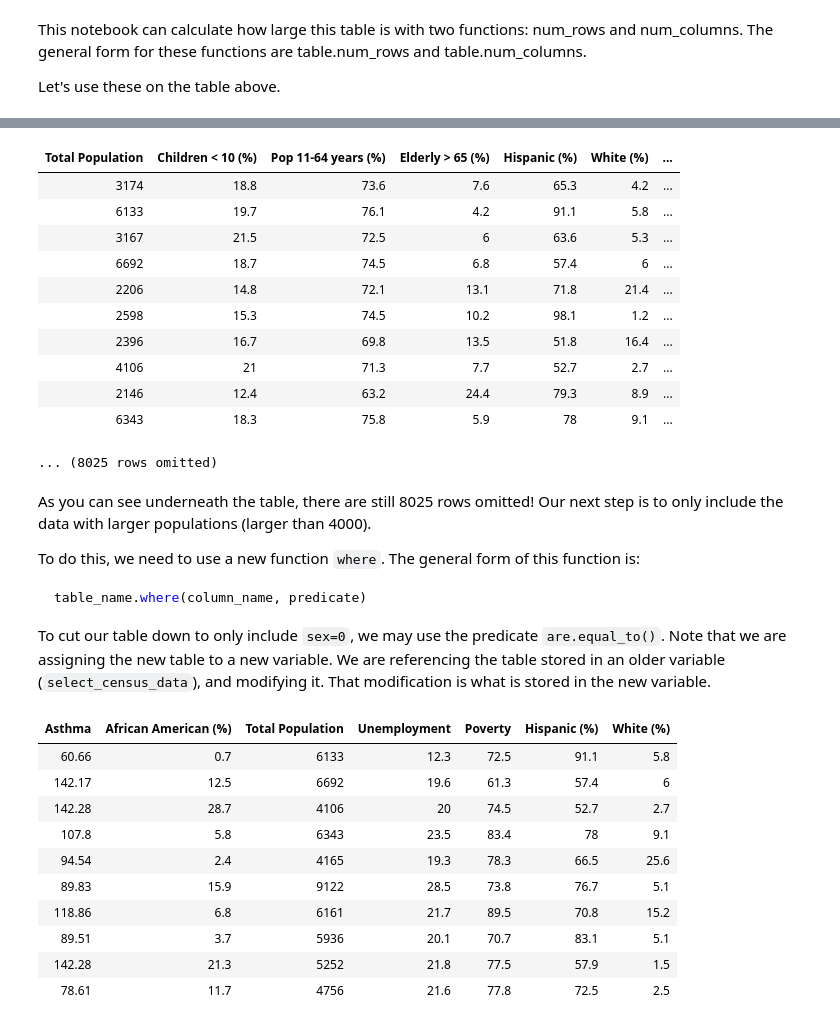
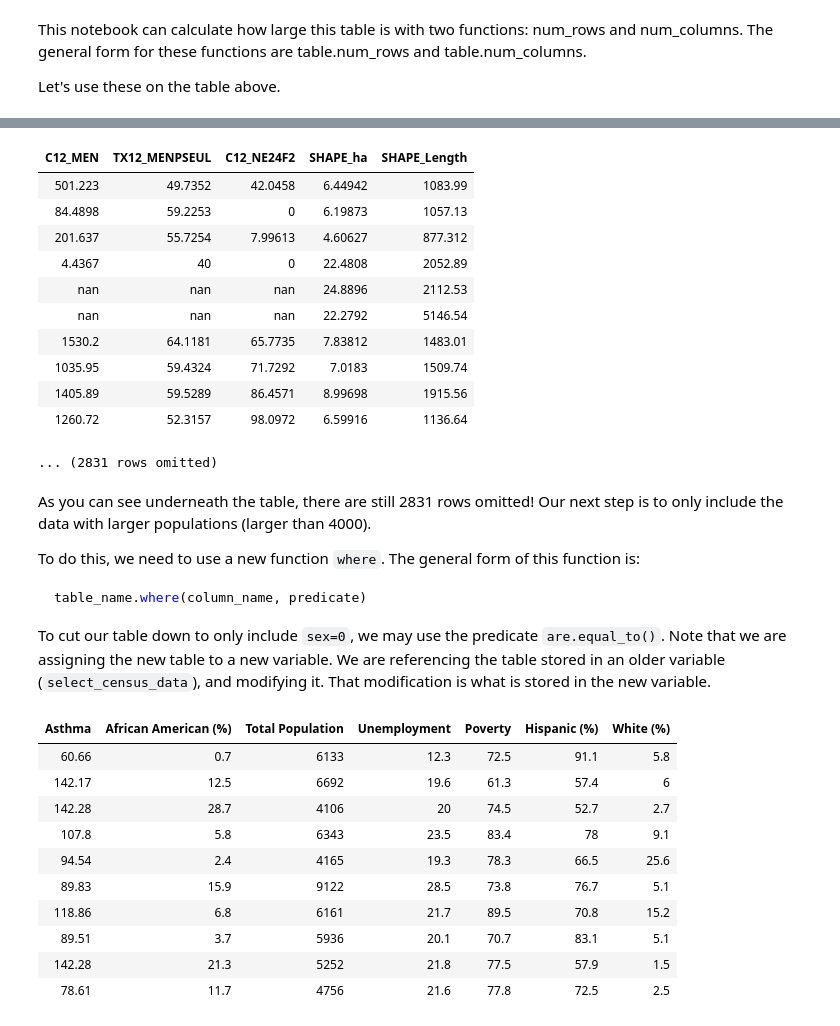
Before and after one commit to Sandotin/Analysis-of-Gentrification-of-Paris-IRIS-Units, a Jupyter notebook: Introduction-to-Python (1).ipynb, the cells around one changed output, grey strips where cells are left out. Saved outputs shown, nothing was run; the diff lists cells and outputs as text; code cells hidden in the pictures.

```diff
--- a/Introduction-to-Python.ipynb
+++ b/Introduction-to-Python (1).ipynb
@@ -130,21 +201,21 @@ select_census_data
-# %%
-drop_census_data = census_data.drop("CENSUS2010POP","POPESTIMATE2010","POPESTIMATE2011","POPESTIMATE2012","POPESTIMATE2013","POPESTIMATE2014","POPESTIMATE2015", "Census Tract", "CES 3.0 Score", "CES 3.0 Percentile", "CES 3.0 Percentile Range" "Total Population", "California County", "73.6", "7.6", "65.3", "4.2", "24.6", "0.5", "3.5", "1.8", "ZIP", "Nearby City (to help approximate location only)", "Longitude", "Latitude", "CES 3.0 Percentile", "CES 3.0 Percentile Range", "SB 535 Disadvantaged Community", "Ozone", "Ozone Pctl", "PM2.5", "PM2.5 Pctl", "Diesel PM", "Diesel PM Pctl", "Drinking Water", "Drinking Water Pctl", "Pesticides", "Pesticides Pctl", "Tox. Release", "Tox. Release Pctl", "Traffic", "Traffic Pctl", "Cleanup Sites", "Cleanup Sites Pctl", "Groundwater Threats", "Groundwater Threats Pctl", "Haz. Waste", "Haz. Waste Pctl", "Imp. Water Bodies", "Imp. Water Bodies Pctl", "Solid Waste", "Solid Waste Pctl", "Pollution Burden", "Pollution Burden Score", "Pollution Burden Pctl", "Asthma", "Asthma Pctl", "Low Birth Weight", "Low Birth Weight Pctl", "Cardiovascular Disease", "Cardiovascular Disease Pctl", "Education", "Education Pctl", "Linguistic Isolation", "Linguistic Isolation Pctl", "Poverty", "Poverty Pctl", "Unemployment", "Unemployment Pctl", "Housing Burden", "Housing Burden Pctl", "Pop. Char.", "Pop. Char. Score", "Pop. Char. Pctl")
-drop_census_data
-# %% [output]
-| Total Population | Children < 10 (%) | Pop 11-64 years (%) | Elderly > 65 (%) | Hispanic (%) | White (%) | ... |
-| 3174 | 18.8 | 73.6 | 7.6 | 65.3 | 4.2 | ... |
-| 6133 | 19.7 | 76.1 | 4.2 | 91.1 | 5.8 | ... |
-| 3167 | 21.5 | 72.5 | 6 | 63.6 | 5.3 | ... |
-| 6692 | 18.7 | 74.5 | 6.8 | 57.4 | 6 | ... |
-| 2206 | 14.8 | 72.1 | 13.1 | 71.8 | 21.4 | ... |
-| 2598 | 15.3 | 74.5 | 10.2 | 98.1 | 1.2 | ... |
-| 2396 | 16.7 | 69.8 | 13.5 | 51.8 | 16.4 | ... |
-| 4106 | 21 | 71.3 | 7.7 | 52.7 | 2.7 | ... |
-| 2146 | 12.4 | 63.2 | 24.4 | 79.3 | 8.9 | ... |
-| 6343 | 18.3 | 75.8 | 5.9 | 78 | 9.1 | ... |
-... (8025 rows omitted)
+# %%
+select_soc_data = soc_data.select("C12_MEN", "TX12_MENPSEUL", "C12_NE24F2", "SHAPE_ha", "SHAPE_Length")
+select_soc_data
+# %% [output]
+| C12_MEN | TX12_MENPSEUL | C12_NE24F2 | SHAPE_ha | SHAPE_Length |
+| 501.223 | 49.7352 | 42.0458 | 6.44942 | 1083.99 |
+| 84.4898 | 59.2253 | 0 | 6.19873 | 1057.13 |
+| 201.637 | 55.7254 | 7.99613 | 4.60627 | 877.312 |
+| 4.4367 | 40 | 0 | 22.4808 | 2052.89 |
+| nan | nan | nan | 24.8896 | 2112.53 |
+| nan | nan | nan | 22.2792 | 5146.54 |
+| 1530.2 | 64.1181 | 65.7735 | 7.83812 | 1483.01 |
+| 1035.95 | 59.4324 | 71.7292 | 7.0183 | 1509.74 |
+| 1405.89 | 59.5289 | 86.4571 | 8.99698 | 1915.56 |
+| 1260.72 | 52.3157 | 98.0972 | 6.59916 | 1136.64 |
+... (2831 rows omitted)
 # %% [markdown]
-As you can see underneath the table, there are still 8025 rows omitted! Our next step is to only include the data with larger populations (larger than 4000).
+As you can see underneath the table, there are still 2831 rows omitted! Our next step is to only include the data with larger populations (larger than 4000).
 
 To do this, we need to use a new function `where`. The general form of this function is:
 
```
Also changed, not shown: parts of 39 cells of this notebook, 1 other file.
